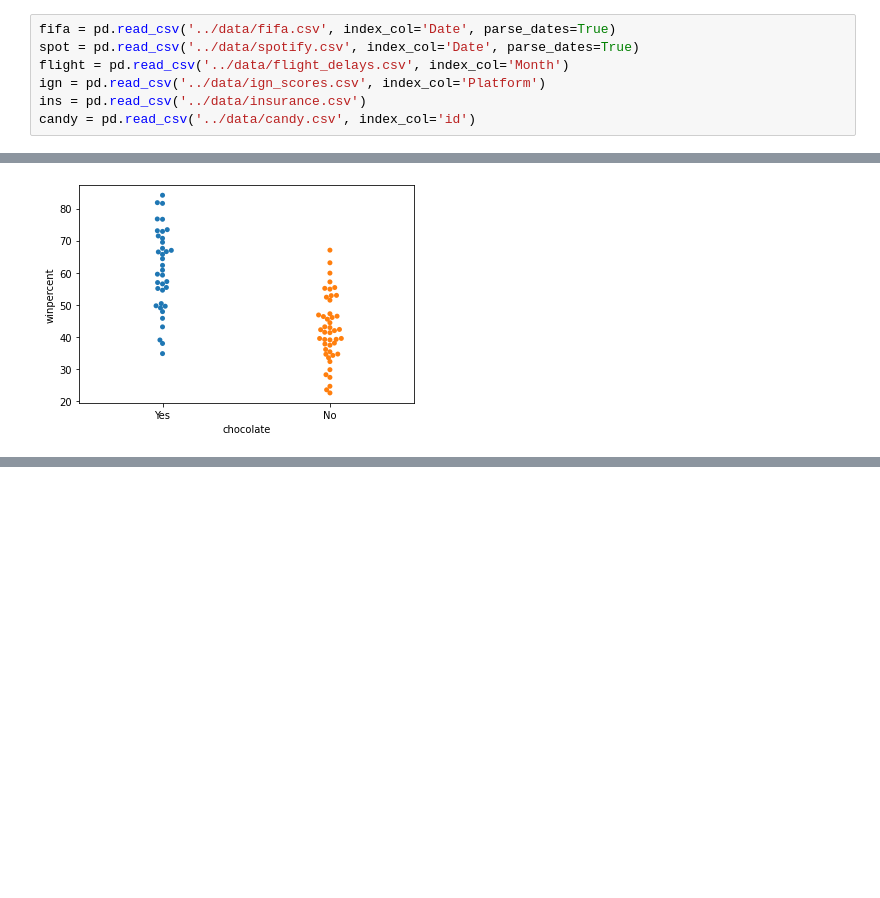
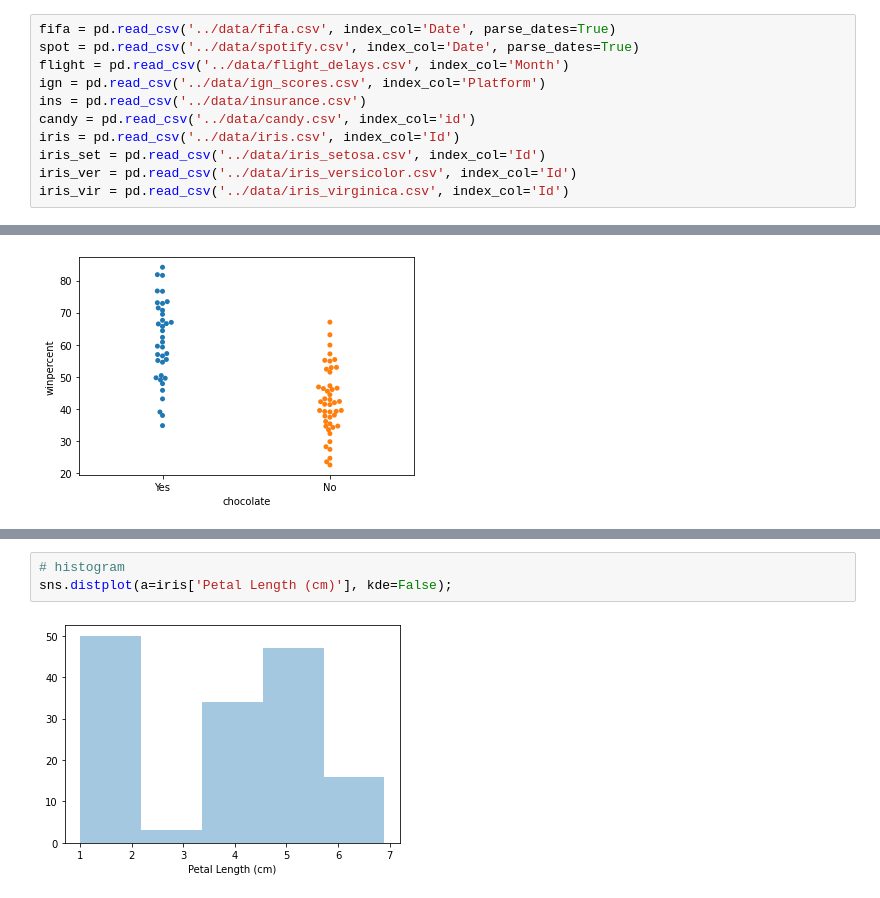
Before and after one commit to dddiiirrr3/ml, a Jupyter notebook: seaborn.ipynb, the cells around one changed output, grey strips where cells are left out. Drawn from its saved outputs; the diff is of its cells as text; blank space fills up the shorter version.

```diff
--- a/seaborn.ipynb
+++ b/seaborn.ipynb
@@ -11,6 +11,10 @@ flight = pd.read_csv('../data/flight_delays.csv', index_col='Month')
 ign = pd.read_csv('../data/ign_scores.csv', index_col='Platform')
 ins = pd.read_csv('../data/insurance.csv')
 candy = pd.read_csv('../data/candy.csv', index_col='id')
+iris = pd.read_csv('../data/iris.csv', index_col='Id')
+iris_set = pd.read_csv('../data/iris_setosa.csv', index_col='Id')
+iris_ver = pd.read_csv('../data/iris_versicolor.csv', index_col='Id')
+iris_vir = pd.read_csv('../data/iris_virginica.csv', index_col='Id')
 # %%
 fifa
 # %% [output]
@@ -260,0 +282,5 @@ sns.swarmplot(x=candy['chocolate'], y=candy['winpercent']);
+# %%
+# histogram
+sns.distplot(a=iris['Petal Length (cm)'], kde=False);
+# %% [output]
+[figure, added]
```
Also changed, not shown: parts of 6 cells of this notebook.
